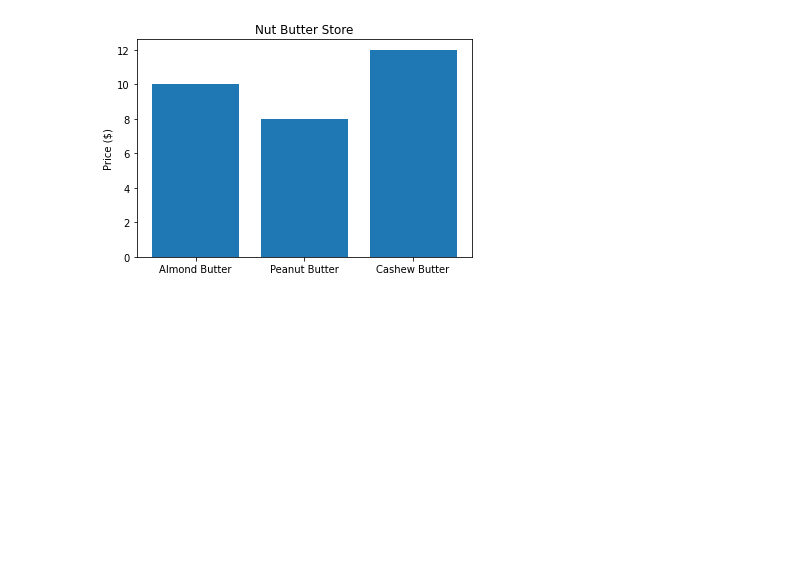
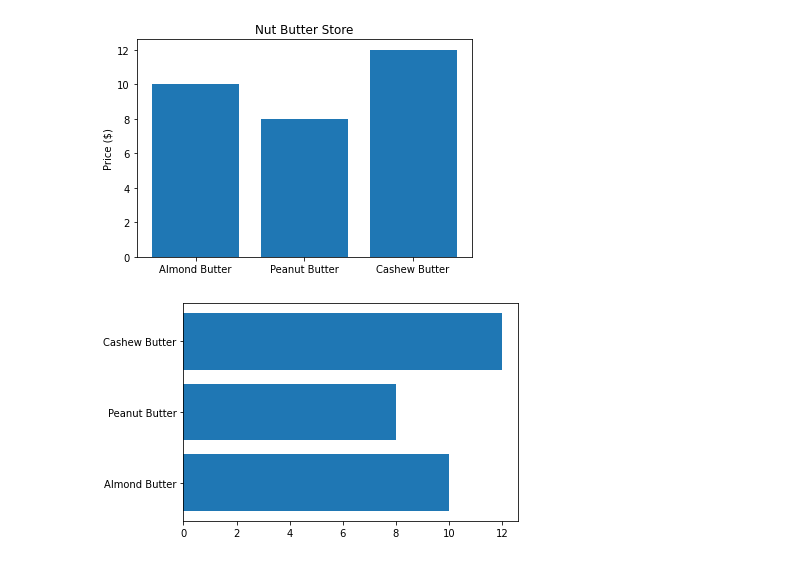
Before and after one commit to horsemaker/Code--Complete-Machine-Learning-And-Data-Science-Bootcamp-2021, a Jupyter notebook: section-2-data-science-and-ml-tools/introduction-to-matplotlib.ipynb, the cells around one changed output. Drawn from its saved outputs; the diff is of its cells as text; code cells hidden in the pictures; blank space fills up the shorter version.

```diff
--- a/section-2-data-science-and-ml-tools/introduction-to-matplotlib.ipynb
+++ b/section-2-data-science-and-ml-tools/introduction-to-matplotlib.ipynb
@@ -138,3 +138,8 @@ ax.bar(nut_butter_prices.keys(), nut_butter_prices.values())
 ax.set(title="Nut Butter Store", ylabel="Price ($)");
 # %% [output]
 [figure]
+# %%
+fig, ax = plt.subplots()
+ax.barh(list(nut_butter_prices.keys()), list(nut_butter_prices.values()));
+# %% [output]
+[figure, added]
```
Also changed, not shown: parts of 4 cells of this notebook.
